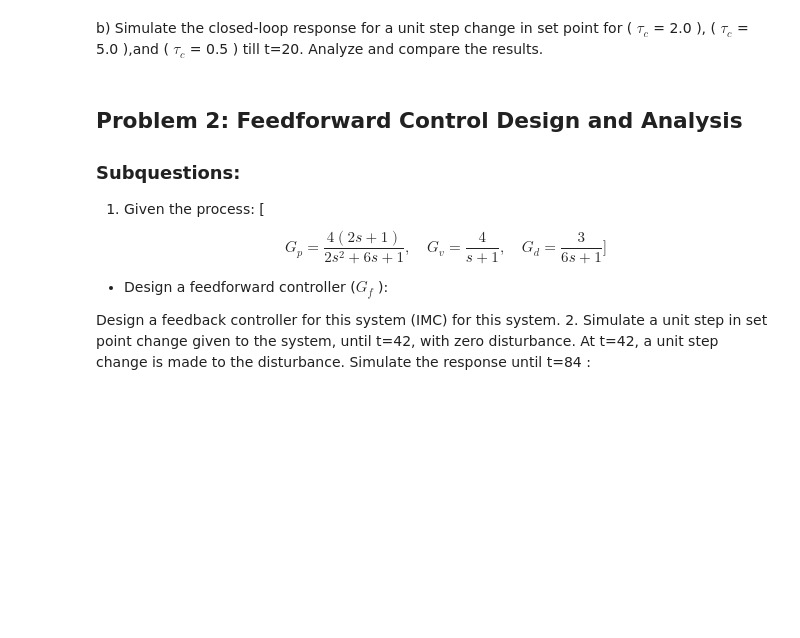
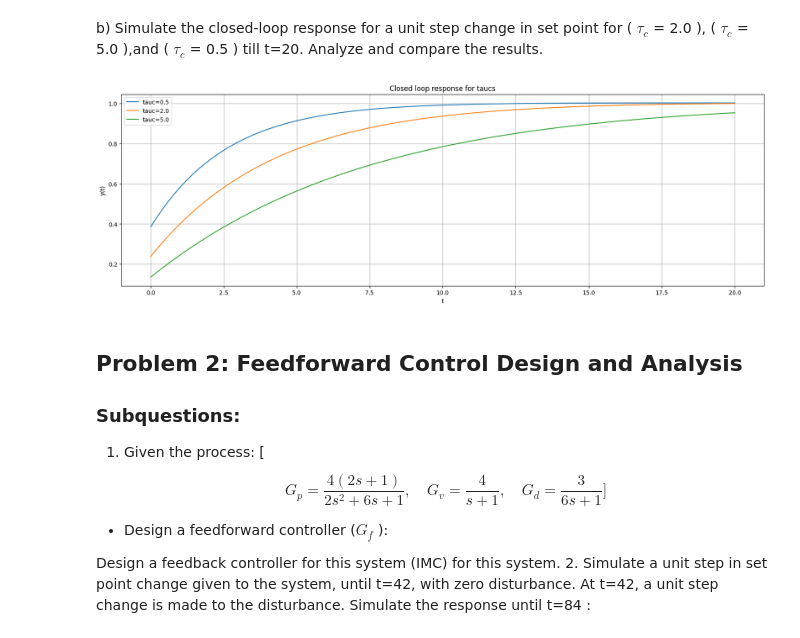
Before and after one commit to rahilisashaik/cbe_162, a Jupyter notebook: labs/CBE_162_Fall_2024_Lab_10_IMC_and_Feedforward_Control (1).ipynb, the cells around one changed output. Drawn from its saved outputs; the diff is of its cells as text; code cells hidden in the pictures; blank space fills up the shorter version.

```diff
--- a/labs/CBE_162_Fall_2024_Lab_10_IMC_and_Feedforward_Control (1).ipynb
+++ b/labs/CBE_162_Fall_2024_Lab_10_IMC_and_Feedforward_Control (1).ipynb
@@ -32,3 +78,41 @@ b) Simulate the closed-loop response for a unit step change in set point for \(
+# %%
+def closed_loop_response(tauc, K, theta, tau):
+    """
+    for a given set of pid parameters, the closed loop response is computed
+    """
+    Kc, taui, taud = compute_pid_parameters(K, theta, tauc, tau)
+
+    num_pid = [Kc * taud, Kc, Kc / taui]
+    den_pid = [1, 0]
+
+    num_process = [K]
+    den_process = [tau, 1]
+
+    num_ol = np.convolve(num_pid, num_process) # in time space so we must convolve instead of just multiplying
+    den_ol = np.convolve(den_pid, den_process)
+
+    num_cl = num_ol
+    den_cl = np.polyadd(den_ol, num_ol)
+
+    system = TransferFunction(num_cl, den_cl)
+    _, y, _ = lsim(system, U=np.ones_like(t), T=t)
+
+    return y
+# %%
+plt.figure(figsize=(20, 6))
+
+for tauc in taucs:
+    y = closed_loop_response(tauc, K, theta, tau)
+    plt.plot(t, y, label=f'tauc={tauc}')
+
+plt.xlabel('t')
+plt.ylabel('y(t)')
+plt.title('Closed loop response for taucs')
+plt.grid()
+plt.legend()
+plt.show()
+# %% [output]
+[figure, added]
 # %% [markdown]
 ## Problem 2: Feedforward Control Design and Analysis
 
```
Also changed, not shown: parts of 9 cells of this notebook, 2 other files.
